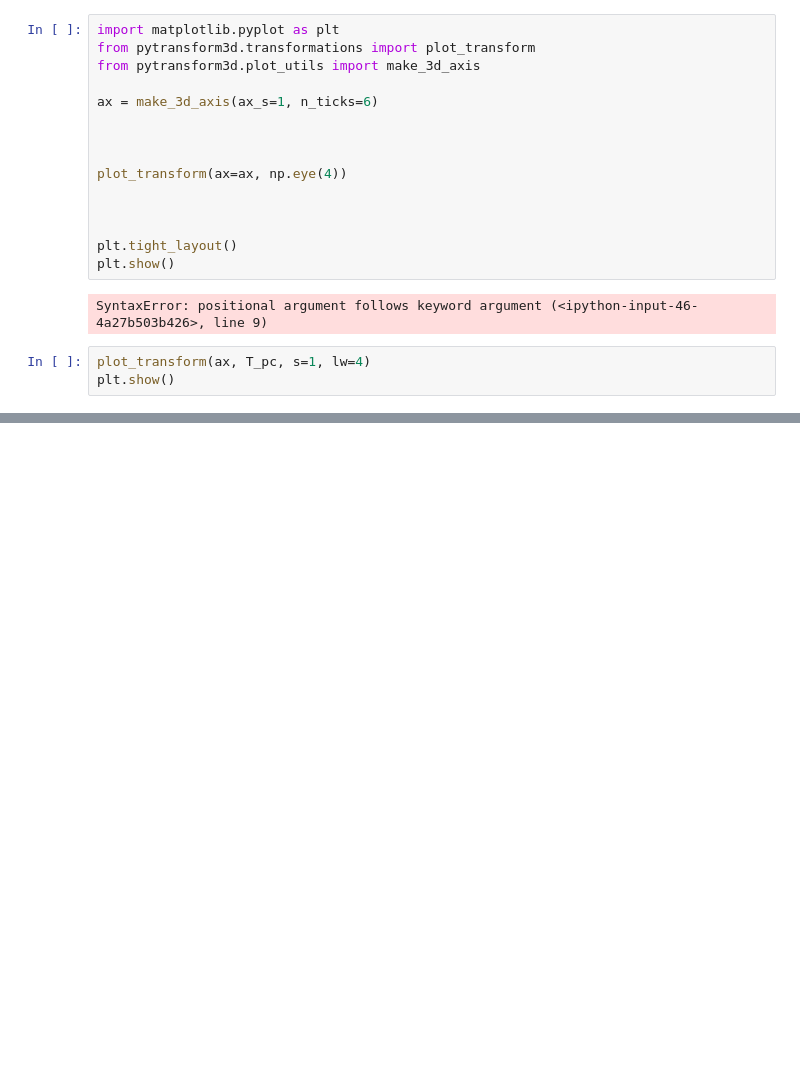
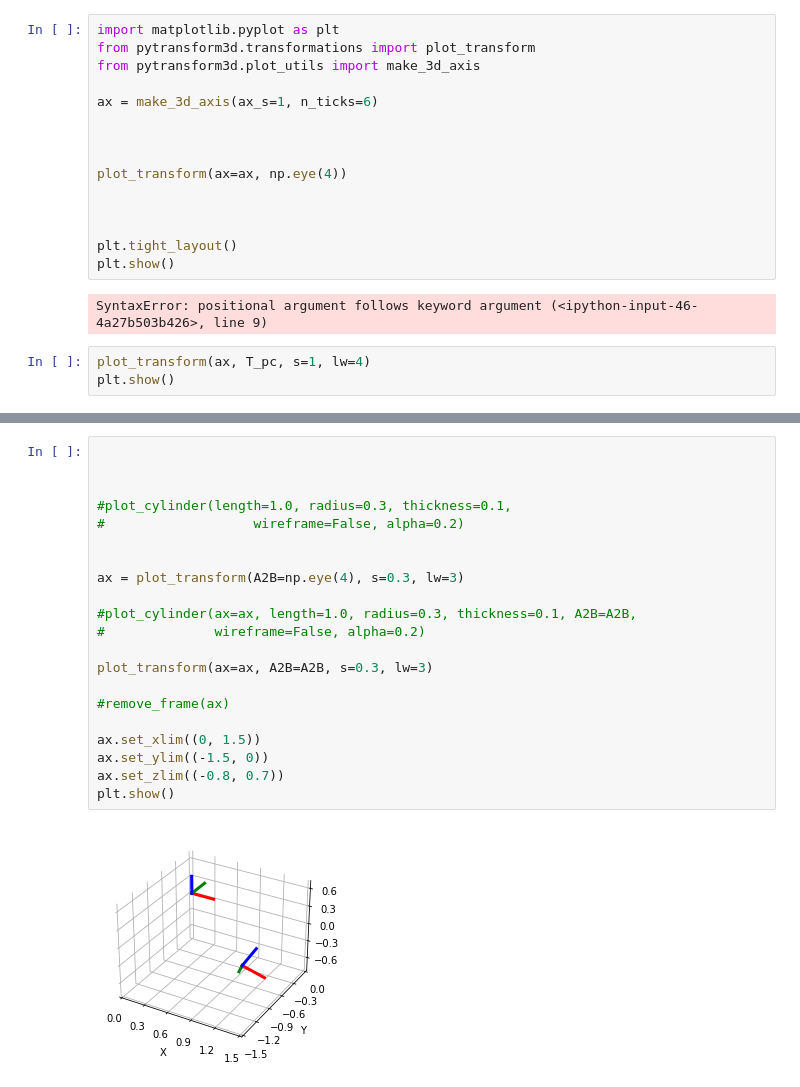
Before and after one commit to eraldoribeiro/changeOfCoordinates, a Jupyter notebook: plot_cylinder.ipynb, the cells around one changed output, grey strips where cells are left out. Drawn from its saved outputs; the diff is of its cells as text; blank space fills up the shorter version.

```diff
--- a/plot_cylinder.ipynb
+++ b/plot_cylinder.ipynb
@@ -79,0 +130,23 @@ plt.show()
+# %%
+
+
+
+#plot_cylinder(length=1.0, radius=0.3, thickness=0.1,
+#                   wireframe=False, alpha=0.2)
+
+
+ax = plot_transform(A2B=np.eye(4), s=0.3, lw=3)
+
+#plot_cylinder(ax=ax, length=1.0, radius=0.3, thickness=0.1, A2B=A2B,
+#              wireframe=False, alpha=0.2)
+
+plot_transform(ax=ax, A2B=A2B, s=0.3, lw=3)
+
+#remove_frame(ax)
+
+ax.set_xlim((0, 1.5))
+ax.set_ylim((-1.5, 0))
+ax.set_zlim((-0.8, 0.7))
+plt.show()
+# %% [output]
+[figure, added]
```
Also changed, not shown: parts of 3 cells of this notebook, 7 other files.
